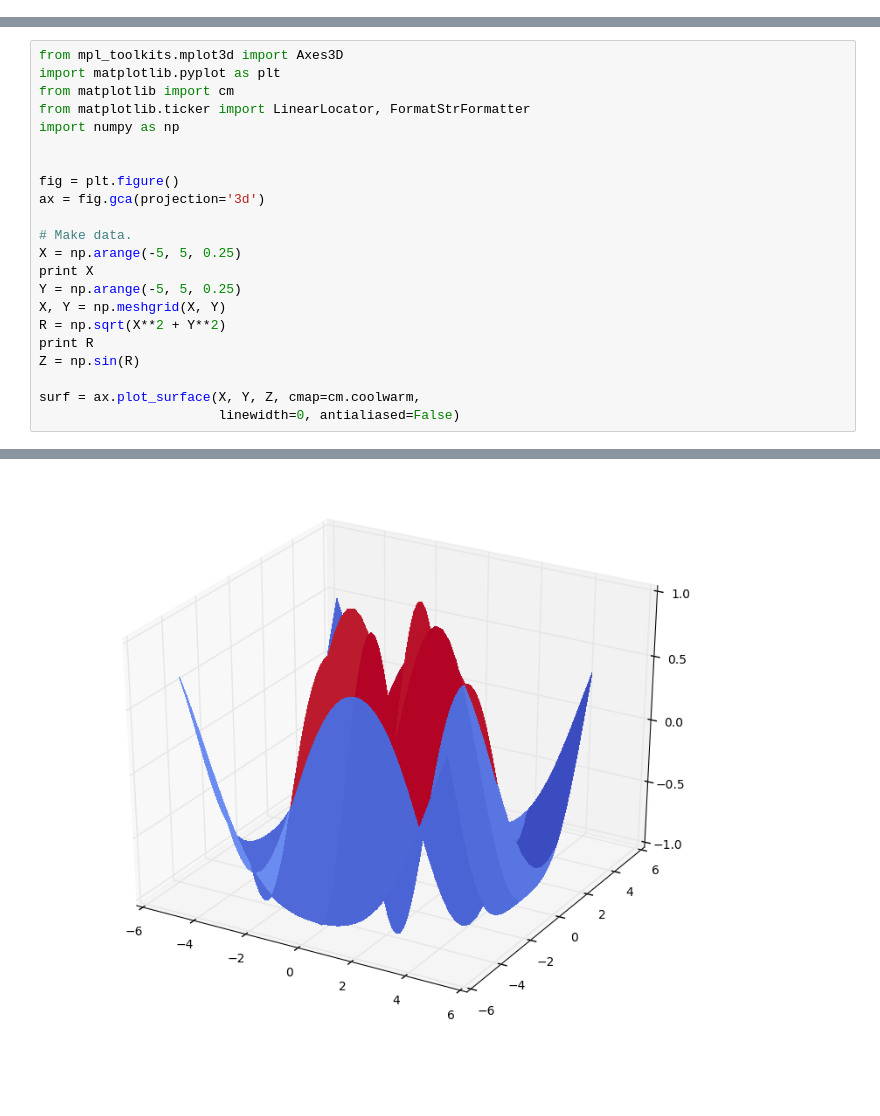
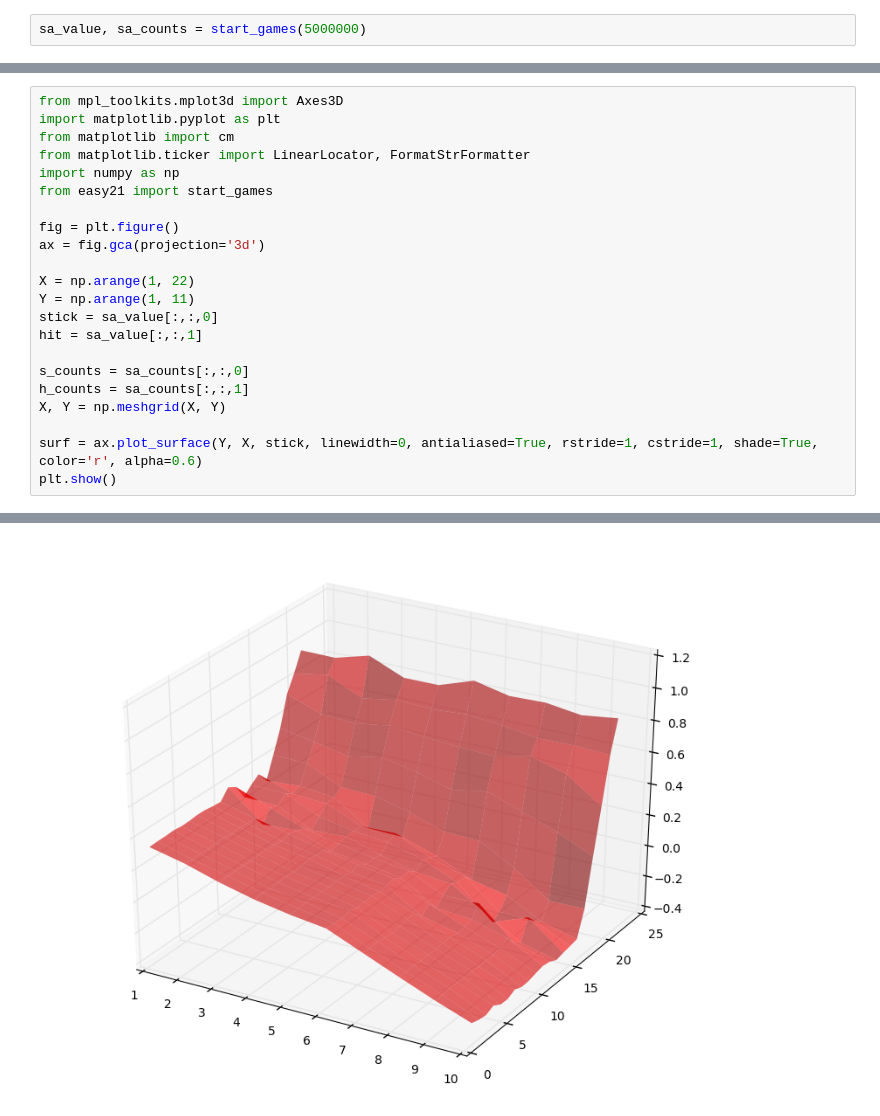
Before and after one commit to pranavmodi/Blackjack-reinforcement-learning, a Jupyter notebook: Easy21.ipynb, the cells around one changed output, grey strips where cells are left out. Saved outputs shown, nothing was run; the diff lists cells and outputs as text; blank space fills up the shorter version.

```diff
--- a/Easy21.ipynb
+++ b/Easy21.ipynb
@@ -27,0 +21,2 @@ hello ipython
+# %%
+sa_value, sa_counts = start_games(5000000)
@@ -31,20 +44,20 @@ import matplotlib.pyplot as plt
 from matplotlib import cm
 from matplotlib.ticker import LinearLocator, FormatStrFormatter
 import numpy as np
-
+from easy21 import start_games
 
 fig = plt.figure()
 ax = fig.gca(projection='3d')
 
-# Make data.
-X = np.arange(-5, 5, 0.25)
-print X
-Y = np.arange(-5, 5, 0.25)
+X = np.arange(1, 22)
+Y = np.arange(1, 11)
+stick = sa_value[:,:,0]
+hit = sa_value[:,:,1]
+
+s_counts = sa_counts[:,:,0]
+h_counts = sa_counts[:,:,1]
 X, Y = np.meshgrid(X, Y)
-R = np.sqrt(X**2 + Y**2)
-print R
-Z = np.sin(R)
 
-surf = ax.plot_surface(X, Y, Z, cmap=cm.coolwarm,
-                       linewidth=0, antialiased=False)
+surf = ax.plot_surface(Y, X, stick, linewidth=0, antialiased=True, rstride=1, cstride=1, shade=True, color='r', alpha=0.6)
+plt.show()
 # %% [output]
@@ -68 +67 @@ surf = ax.plot_surface(X, Y, Z, cmap=cm.coolwarm,
-[figure, old version]
+[figure, new version]
```
Also changed, not shown: parts of 8 cells of this notebook, 3 other files.
